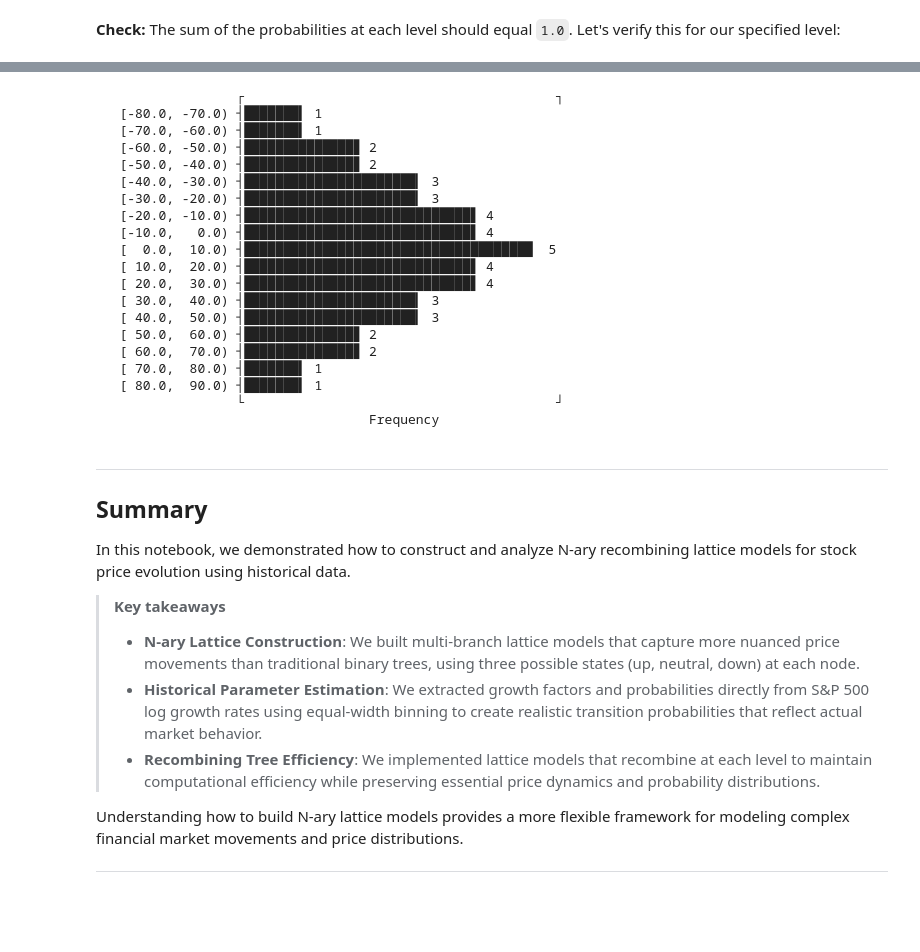
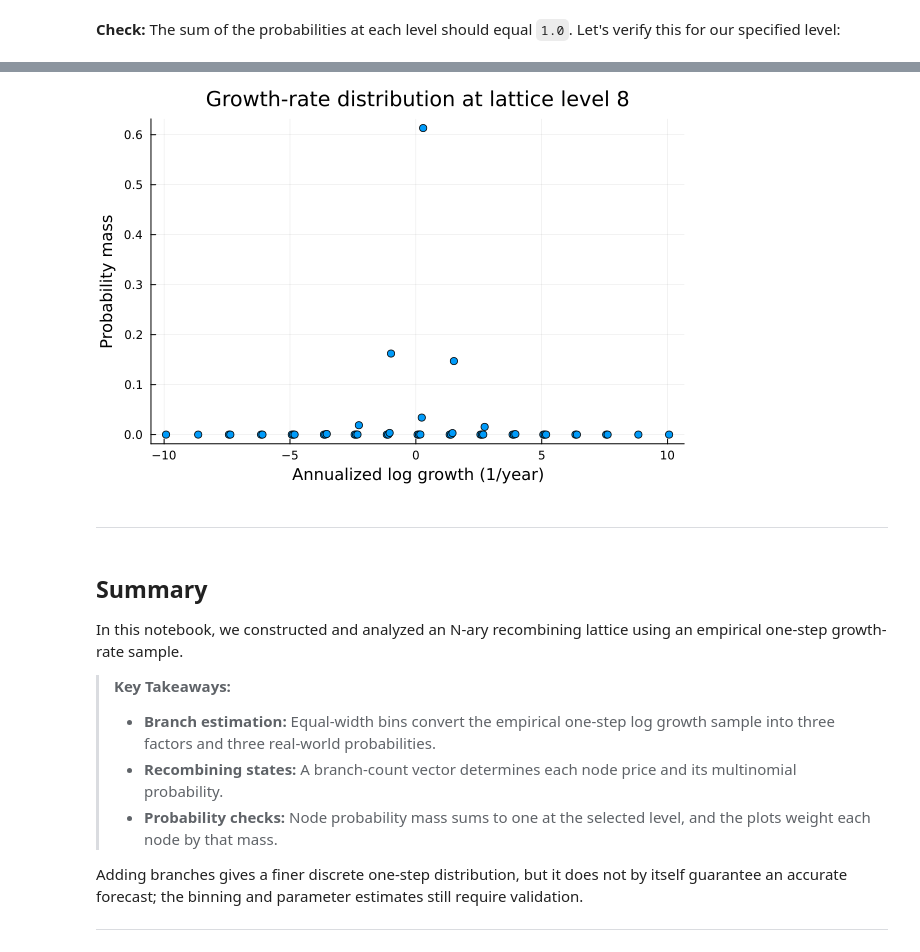
Before and after one commit to varnerlab/CHEME-5660-CourseRepository-Fall-2026, a Jupyter notebook: lectures/week-4/L4a/CHEME-5660-L4a-Example-N-Aray-Lattice-Fall-2026.ipynb, the cells around one changed output, grey strips where cells are left out. Cells and saved outputs as stored; diff of their text form; code cells hidden in the pictures; blank space fills up the shorter version.

```diff
--- a/lectures/week-4/L4a/CHEME-5660-L4a-Example-N-Aray-Lattice-Fall-2026.ipynb
+++ b/lectures/week-4/L4a/CHEME-5660-L4a-Example-N-Aray-Lattice-Fall-2026.ipynb
@@ -382,39 +357,20 @@ Let's visualize the growth rate distribution at the specified level:
 # %%
-UnicodePlots.histogram(growth_rate_array_at_level, nbins=21, closed=:left)
+scatter(growth_rate_array_at_level, data_array_at_level[:,2]; xlabel="Annualized log growth (1/year)", ylabel="Probability mass", label=false, marker=:circle, title="Growth-rate distribution at lattice level $(TSIM)")
 # %% [output]
-                  ┌                                        ┐
-   [-80.0, -70.0) ┤███████▍ 1
-   [-70.0, -60.0) ┤███████▍ 1
-   [-60.0, -50.0) ┤██████████████▊ 2
-   [-50.0, -40.0) ┤██████████████▊ 2
-   [-40.0, -30.0) ┤██████████████████████▎ 3
-   [-30.0, -20.0) ┤██████████████████████▎ 3
-   [-20.0, -10.0) ┤█████████████████████████████▋ 4
-   [-10.0,   0.0) ┤█████████████████████████████▋ 4
-   [  0.0,  10.0) ┤█████████████████████████████████████  5
-   [ 10.0,  20.0) ┤█████████████████████████████▋ 4
-   [ 20.0,  30.0) ┤█████████████████████████████▋ 4
-   [ 30.0,  40.0) ┤██████████████████████▎ 3
-   [ 40.0,  50.0) ┤██████████████████████▎ 3
-   [ 50.0,  60.0) ┤██████████████▊ 2
-   [ 60.0,  70.0) ┤██████████████▊ 2
-   [ 70.0,  80.0) ┤███████▍ 1
-   [ 80.0,  90.0) ┤███████▍ 1
-                  └                                        ┘
-                                   Frequency
+[figure, added]
+# %% [markdown]
+___
 # %% [markdown]
-___
+## Summary
+In this notebook, we constructed and analyzed an N-ary recombining lattice using an empirical one-step growth-rate sample.
 
-## Summary
-In this notebook, we demonstrated how to construct and analyze N-ary recombining lattice models for stock price evolution using historical data.
+> __Key Takeaways:__
+>
+> * **Branch estimation:** Equal-width bins convert the empirical one-step log growth sample into three factors and three real-world probabilities.
+> * **Recombining states:** A branch-count vector determines each node price and its multinomial probability.
+> * **Probability checks:** Node probability mass sums to one at the selected level, and the plots weight each node by that mass.
 
-> __Key takeaways__
->
-> * **N-ary Lattice Construction**: We built multi-branch lattice models that capture more nuanced price movements than traditional binary trees, using three possible states (up, neutral, down) at each node.
-> * **Historical Parameter Estimation**: We extracted growth factors and probabilities directly from S&P 500 log growth rates using equal-width binning to create realistic transition probabilities that reflect actual market behavior.
-> * **Recombining Tree Efficiency**: We implemented lattice models that recombine at each level to maintain computational efficiency while preserving essential price dynamics and probability distributions.
-
-Understanding how to build N-ary lattice models provides a more flexible framework for modeling complex financial market movements and price distributions.
+Adding branches gives a finer discrete one-step distribution, but it does not by itself guarantee an accurate forecast; the binning and parameter estimates still require validation.
 
 ___
 # %% [markdown]
```
Also changed, not shown: parts of 17 cells of this notebook, 24 other files.
